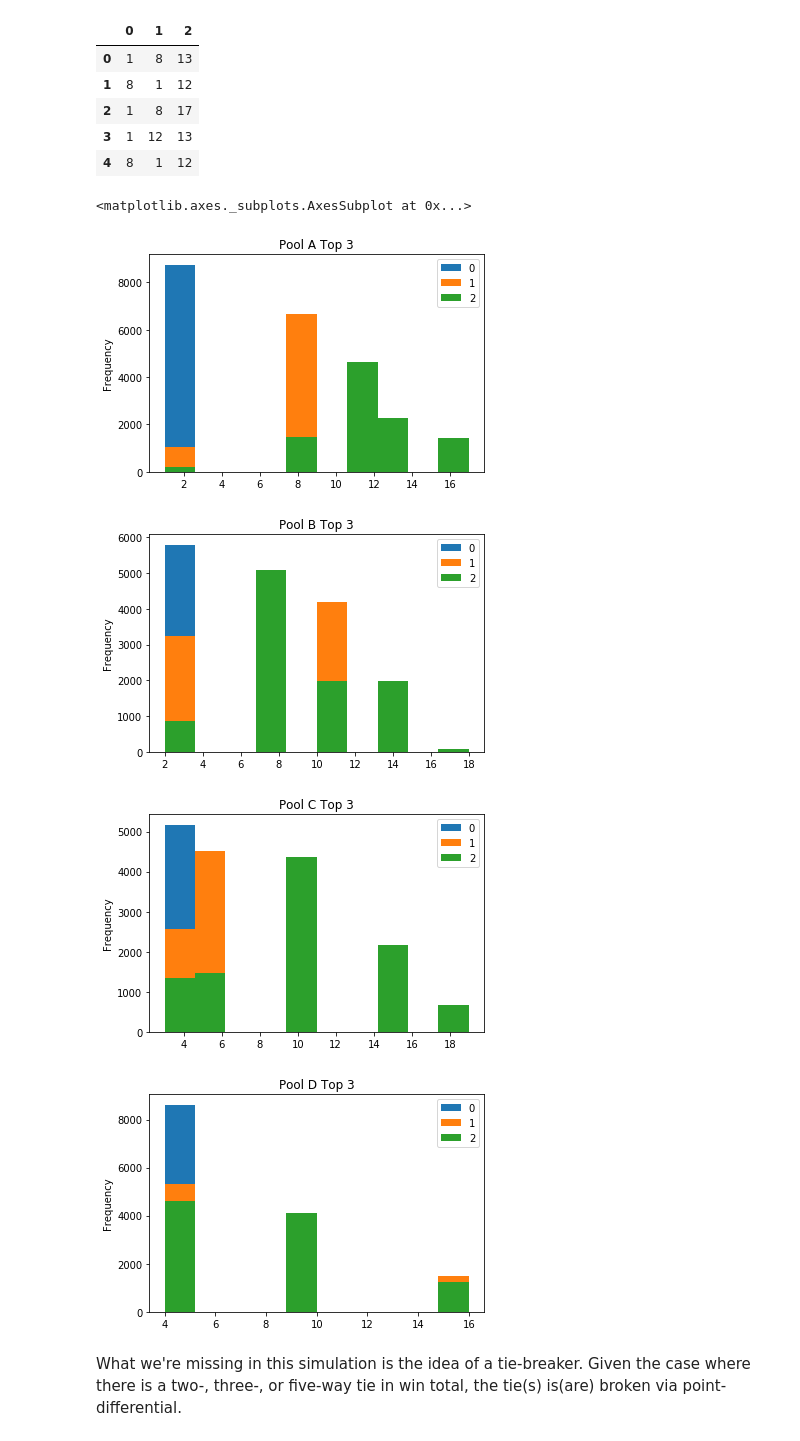
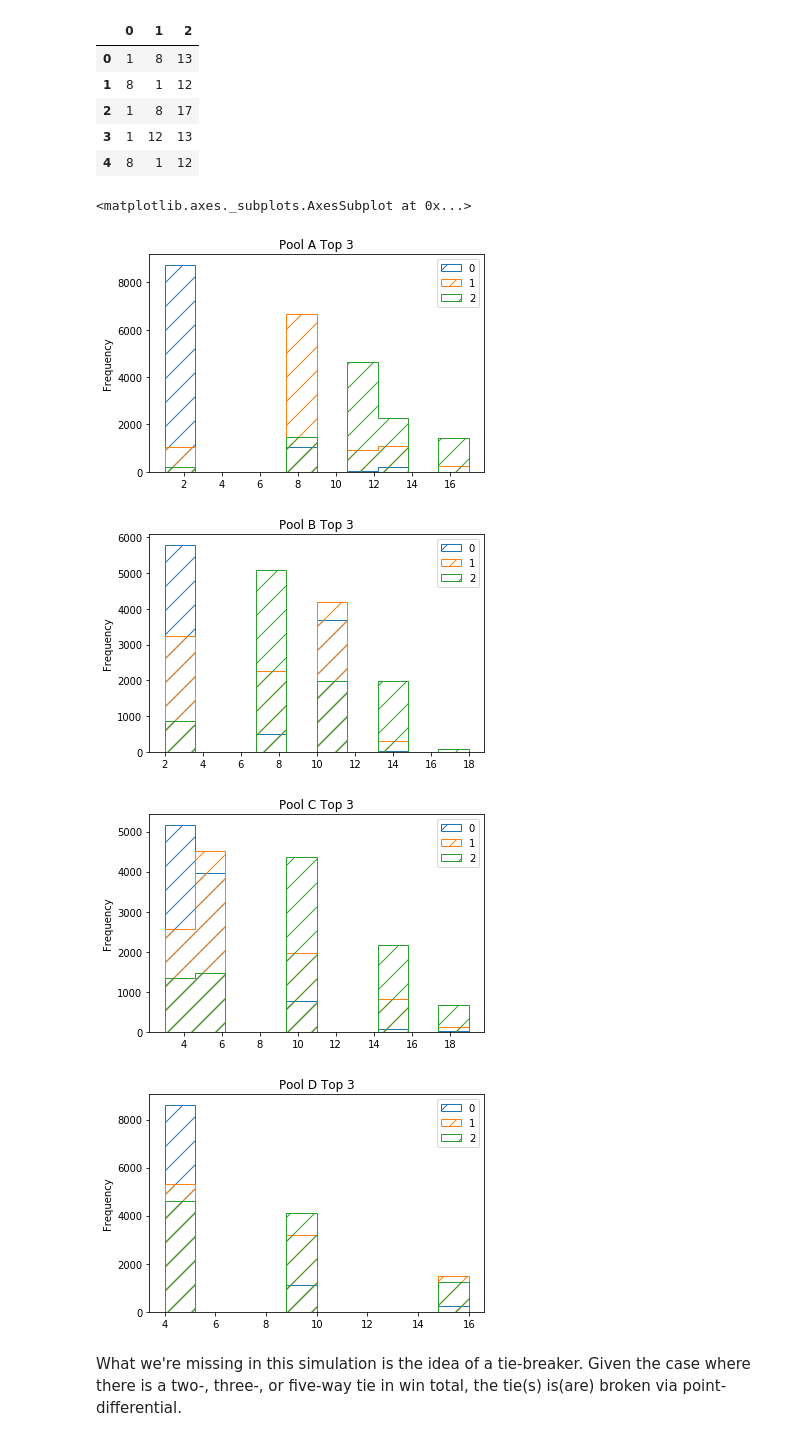
Before and after one commit to peterdobbs77/statistical_simulation, a Jupyter notebook: USAU_Nationals_DataPrep.ipynb, the cells around one changed output. Cells and saved outputs as stored; diff of their text form; code cells hidden in the pictures.

Commit message:
adding and formatting histograms

```diff
--- a/USAU_Nationals_DataPrep.ipynb
+++ b/USAU_Nationals_DataPrep.ipynb
@@ -147,13 +158,13 @@ poolAtop3.head()
 | 3 | 1 | 12 | 13 |
 | 4 | 8 | 1 | 12 |
 # %%
-poolAtop3.plot.hist(title="Pool A Top 3")
-poolBtop3.plot.hist(title="Pool B Top 3")
-poolCtop3.plot.hist(title="Pool C Top 3")
-poolDtop3.plot.hist(title="Pool D Top 3")
+poolAtop3.plot.hist(title="Pool A Top 3",histtype='step',hatch='/')
+poolBtop3.plot.hist(title="Pool B Top 3",histtype='step',hatch='/')
+poolCtop3.plot.hist(title="Pool C Top 3",histtype='step',hatch='/')
+poolDtop3.plot.hist(title="Pool D Top 3",histtype='step',hatch='/')
 # %% [output]
 <matplotlib.axes._subplots.AxesSubplot at 0x...>
-[figure, old version]
+[figure, new version]
-[figure, old version]
+[figure, new version]
-[figure, old version]
+[figure, new version]
-[figure, old version]
+[figure, new version]
```
Also changed, not shown: parts of 2 cells of this notebook.
